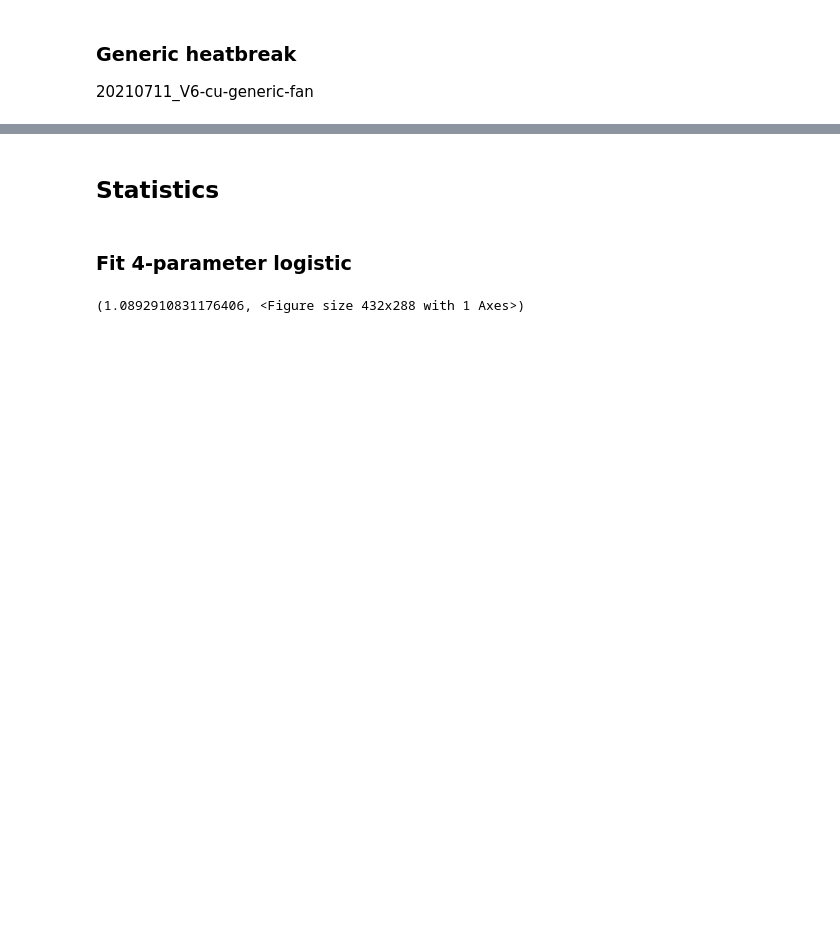
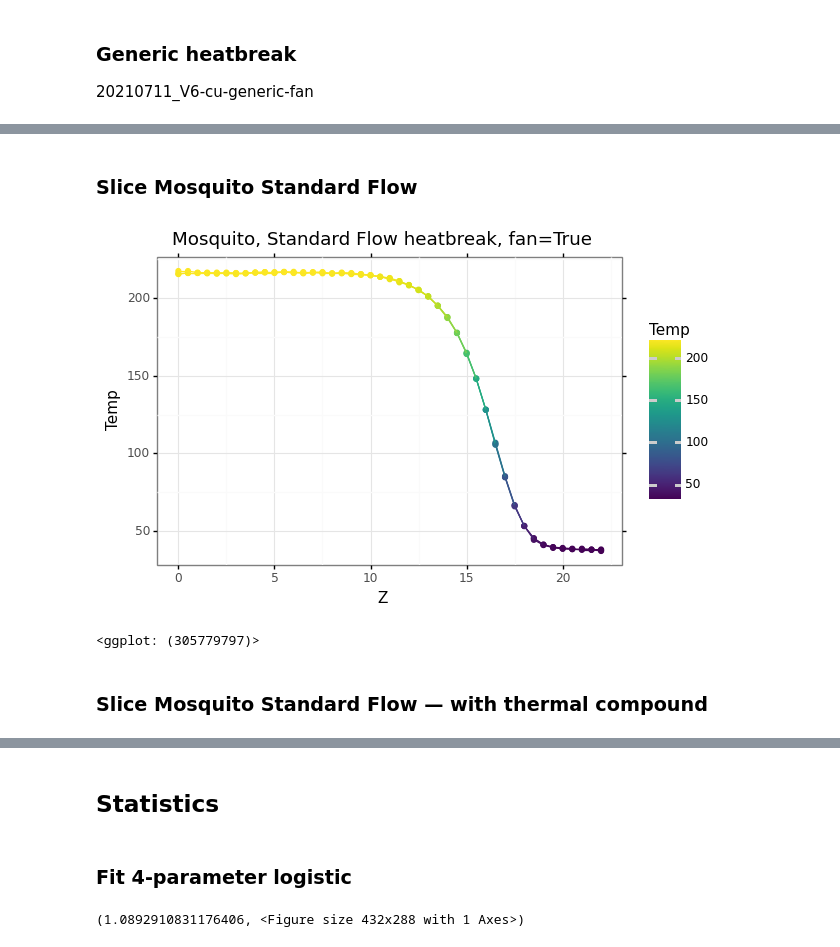
Before and after one commit to tanaes/RainbowTester, a Jupyter notebook: Data/Notebooks/hotend_testing-comprehensive.ipynb, the cells around one changed output, grey strips where cells are left out. Drawn from its saved outputs; the diff is of its cells as text; code cells hidden in the pictures; blank space fills up the shorter version.

```diff
--- a/Data/Notebooks/hotend_testing-comprehensive.ipynb
+++ b/Data/Notebooks/hotend_testing-comprehensive.ipynb
@@ -253,0 +296,23 @@ v6_generic_pl
+# %% [markdown]
+### Slice Mosquito Standard Flow
+# %%
+mosq_sf_fp = '../Logs/20210712_Mosquito-SF.txt'
+
+mosq_sf_df, mosq_sf_pl = process_log(mosq_sf_fp,
+                                 '../Plots',
+                                 max_z=50,
+                                 pattern="Temp1 (.+?), Z (.+?), N (\d)",
+                                 trial="20210712_Mosquito-SF",
+                                 heatsink="Mosquito",
+                                 heatbreak="Standard Flow",
+                                 block="Cu",
+                                 nozzle="Cu",
+                                 fan=True,
+                                 temp_corr=-8.0)
+
+mosq_sf_pl
+# %% [output]
+[figure, added]
+<ggplot: (305779797)>
+# %% [markdown]
+### Slice Mosquito Standard Flow — with thermal compound
```
Also changed, not shown: parts of 25 cells of this notebook, 9 other files.
